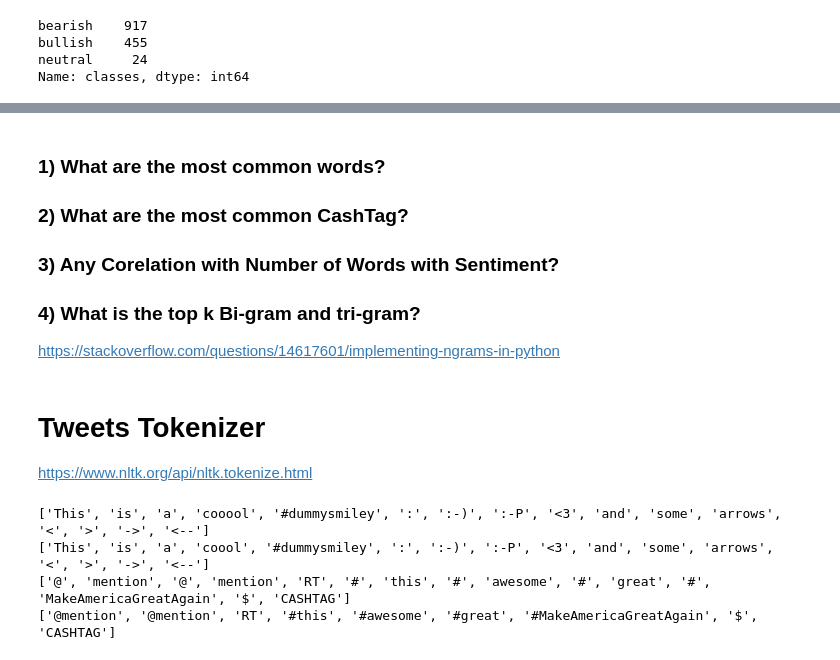
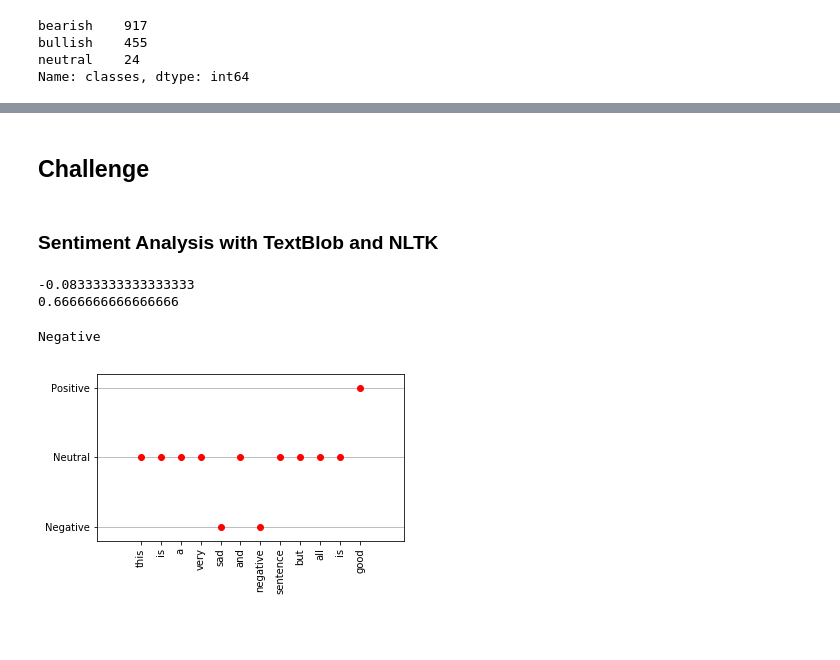
Before and after one commit to LauZiQuan/NaturalLanguageProcessingWorkshop, a Jupyter notebook: Natural Language Processing Workshop Ex 2.ipynb, the cells around one changed output, grey strips where cells are left out. Cells and saved outputs as stored; diff of their text form; code cells hidden in the pictures; blank space fills up the shorter version.

```diff
--- a/Natural Language Processing Workshop Ex 2.ipynb
+++ b/Natural Language Processing Workshop Ex 2.ipynb
@@ -167,38 +289,2 @@ Bearish words
-# %% [markdown]
-### 1) What are the most common words?
-
-### 2) What are the most common CashTag?
-
-### 3) Any Corelation with Number of Words with Sentiment?
-
-### 4) What is the top k Bi-gram and tri-gram?
-https://stackoverflow.com/questions/14617601/implementing-ngrams-in-python
-# %% [markdown]
-# Tweets Tokenizer
-
-https://www.nltk.org/api/nltk.tokenize.html
-# %%
-from nltk.tokenize import TweetTokenizer
-from nltk.tokenize import word_tokenize
-
-# What is Tweet Tokenizer?
-ttokenizer = TweetTokenizer()
-
-sample = "This is a cooool #dummysmiley: :-) :-P <3 and some arrows < > -> <--"
-
-print(ttokenizer.tokenize(sample))
-
-# Is There a Need to Handle Long Words?
-ttokenizer2 = TweetTokenizer(strip_handles=True, reduce_len=True)
-print(ttokenizer2.tokenize(sample))
-
-# What is the difference with a normal Tokenizer and TweetTokenizer
-sample2 = "@mention@mention RT #this#awesome#great#MakeAmericaGreatAgain $CASHTAG"
-
-print(word_tokenize(sample2))
-print(ttokenizer.tokenize(sample2))
-# %% [output]
-['This', 'is', 'a', 'cooool', '#dummysmiley', ':', ':-)', ':-P', '<3', 'and', 'some', 'arrows', '<', '>', '->', '<--']
-['This', 'is', 'a', 'coool', '#dummysmiley', ':', ':-)', ':-P', '<3', 'and', 'some', 'arrows', '<', '>', '->', '<--']
-['@', 'mention', '@', 'mention', 'RT', '#', 'this', '#', 'awesome', '#', 'great', '#', 'MakeAmericaGreatAgain', '$', 'CASHTAG']
-['@mention', '@mention', 'RT', '#this', '#awesome', '#great', '#MakeAmericaGreatAgain', '$', 'CASHTAG']
+# %% [markdown]
+## Challenge
@@ -204,0 +307,2 @@ print(ttokenizer.tokenize(sample2))
+# %% [markdown]
+### Sentiment Analysis with TextBlob and NLTK
@@ -204,0 +311,16 @@ print(ttokenizer.tokenize(sample2))
+# %%
+blob = TextBlob('this is a very sad and negative sentence but all is good')
+print(blob.sentiment.polarity)
+print(blob.sentiment.subjectivity)
+# %% [output]
+-0.08333333333333333
+0.6666666666666666
+# %%
+# http://www.nltk.org/api/nltk.sentiment.html
+from nltk.sentiment.util import demo_liu_hu_lexicon
+# nltk.sentiment.util contains a special function: demo_liu_hu_lexicon(sentence, plot=False)
+
+demo_liu_hu_lexicon('this is a very sad and negative sentence but all is good', plot=True)
+# %% [output]
+Negative
+[figure, added]
```
Also changed, not shown: parts of 27 cells of this notebook.
